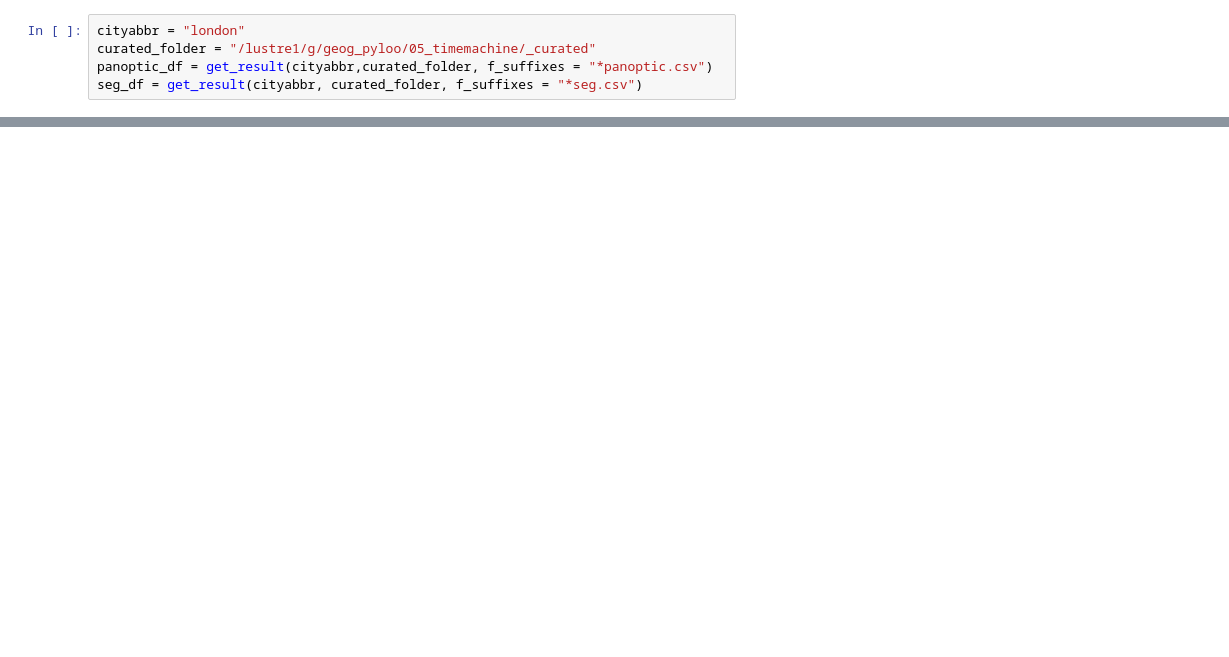
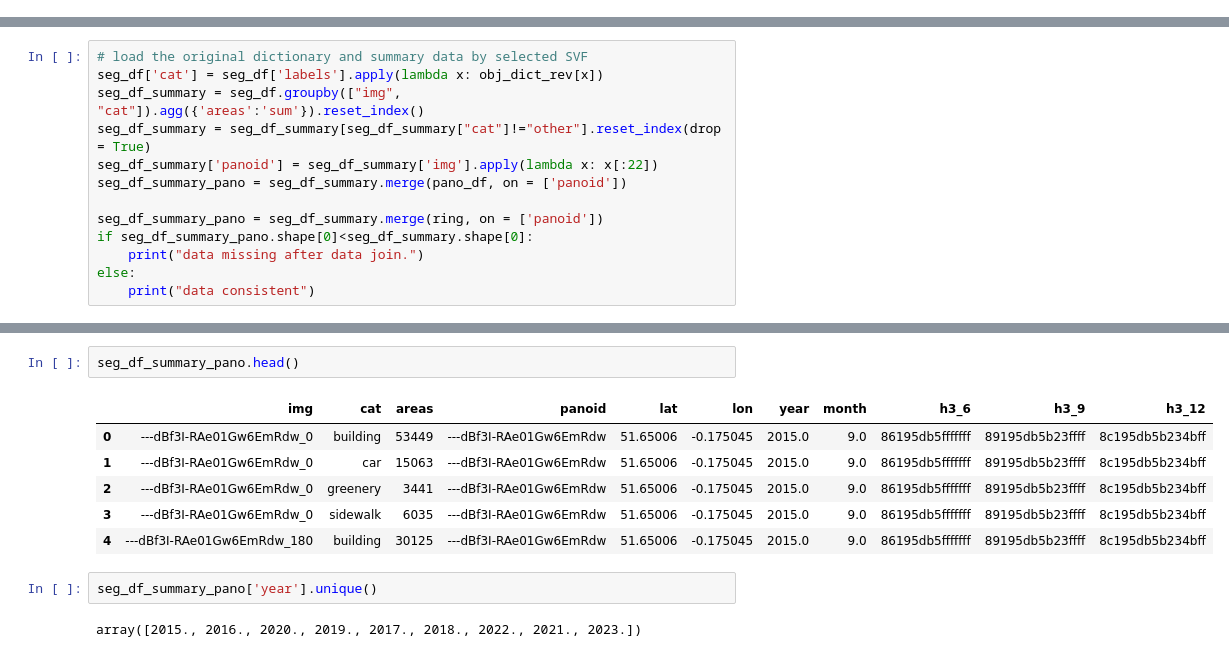
Before and after one commit to brookefzy/uvi-time-machine, a Jupyter notebook: _script/B-timemachine/04_summarize_segmentation.ipynb, the cells around one changed output, grey strips where cells are left out. Drawn from its saved outputs; the diff is of its cells as text; blank space fills up the shorter version.

```diff
--- a/_script/B-timemachine/04_summarize_segmentation.ipynb
+++ b/_script/B-timemachine/04_summarize_segmentation.ipynb
@@ -16,7 +7,2 @@ def get_result(cityabbr, curated_folder, f_suffixes = "*panoptic.csv"):
-# %%
-cityabbr = "london"
-curated_folder = "/lustre1/g/geog_pyloo/05_timemachine/_curated"
-panoptic_df = get_result(cityabbr,curated_folder, f_suffixes = "*panoptic.csv")
-seg_df = get_result(cityabbr, curated_folder, f_suffixes = "*seg.csv")
 # %% [markdown]
 # Tasks:
@@ -25,0 +206,13 @@ seg_df = get_result(cityabbr, curated_folder, f_suffixes = "*seg.csv")
+# %%
+# load the original dictionary and summary data by selected SVF
+seg_df['cat'] = seg_df['labels'].apply(lambda x: obj_dict_rev[x])
+seg_df_summary = seg_df.groupby(["img", "cat"]).agg({'areas':'sum'}).reset_index()
+seg_df_summary = seg_df_summary[seg_df_summary["cat"]!="other"].reset_index(drop = True)
+seg_df_summary['panoid'] = seg_df_summary['img'].apply(lambda x: x[:22])
+seg_df_summary_pano = seg_df_summary.merge(pano_df, on = ['panoid'])
+
+seg_df_summary_pano = seg_df_summary.merge(ring, on = ['panoid'])
+if seg_df_summary_pano.shape[0]<seg_df_summary.shape[0]:
+    print("data missing after data join.")
+else:
+    print("data consistent")
@@ -25,0 +277,13 @@ seg_df = get_result(cityabbr, curated_folder, f_suffixes = "*seg.csv")
+# %%
+seg_df_summary_pano.head()
+# %% [output]
+|  | img | cat | areas | panoid | lat | lon | year | month | h3_6 | h3_9 | h3_12 |
+| 0 | ---dBf3I-RAe01Gw6EmRdw_0 | building | 53449 | ---dBf3I-RAe01Gw6EmRdw | 51.65006 | -0.175045 | 2015.0 | 9.0 | 86195db5fffffff | 89195db5b23ffff | 8c195db5b234bff |
+| 1 | ---dBf3I-RAe01Gw6EmRdw_0 | car | 15063 | ---dBf3I-RAe01Gw6EmRdw | 51.65006 | -0.175045 | 2015.0 | 9.0 | 86195db5fffffff | 89195db5b23ffff | 8c195db5b234bff |
+| 2 | ---dBf3I-RAe01Gw6EmRdw_0 | greenery | 3441 | ---dBf3I-RAe01Gw6EmRdw | 51.65006 | -0.175045 | 2015.0 | 9.0 | 86195db5fffffff | 89195db5b23ffff | 8c195db5b234bff |
+| 3 | ---dBf3I-RAe01Gw6EmRdw_0 | sidewalk | 6035 | ---dBf3I-RAe01Gw6EmRdw | 51.65006 | -0.175045 | 2015.0 | 9.0 | 86195db5fffffff | 89195db5b23ffff | 8c195db5b234bff |
+| 4 | ---dBf3I-RAe01Gw6EmRdw_180 | building | 30125 | ---dBf3I-RAe01Gw6EmRdw | 51.65006 | -0.175045 | 2015.0 | 9.0 | 86195db5fffffff | 89195db5b23ffff | 8c195db5b234bff |
+# %%
+seg_df_summary_pano['year'].unique()
+# %% [output]
+array([2015., 2016., 2020., 2019., 2017., 2018., 2022., 2021., 2023.])
```
Also changed, not shown: parts of 15 cells of this notebook, 3 other files.
